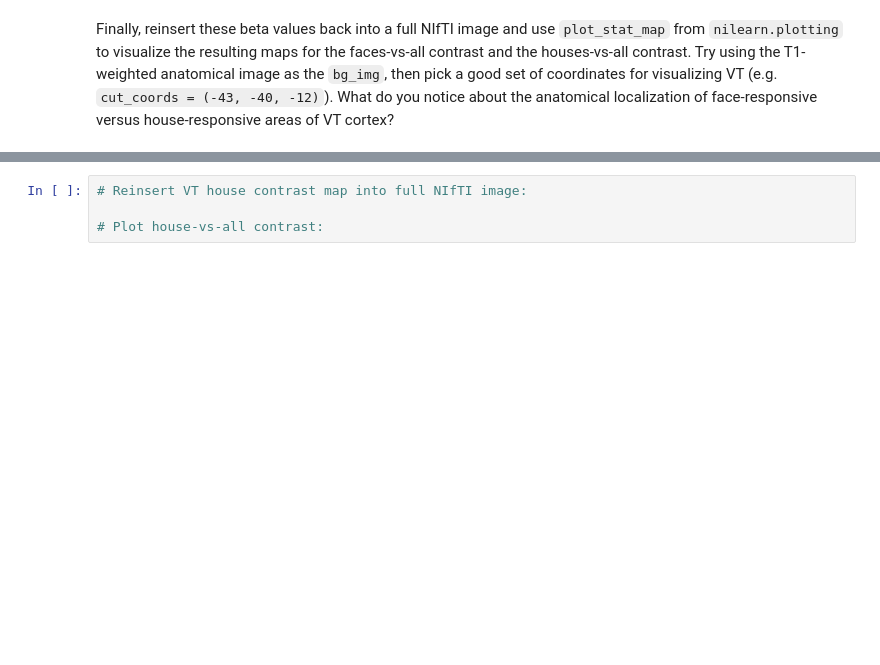
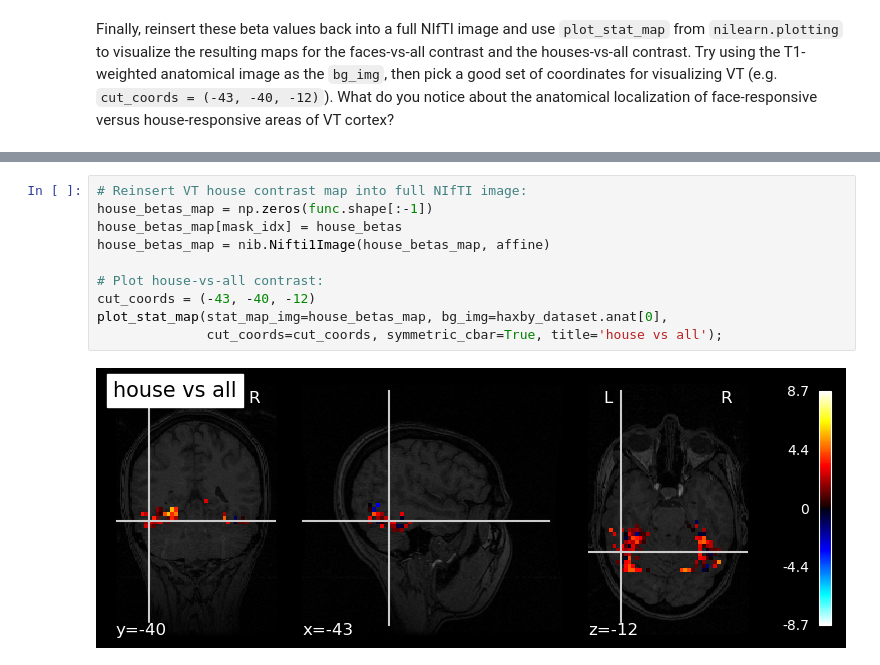
Before and after one commit to iwahle/neu502b-lab, a Jupyter notebook: homework/homework-1.ipynb, the cells around one changed output, grey strips where cells are left out. Cells and saved outputs as stored; diff of their text form; blank space fills up the shorter version.

```diff
--- a/homework/homework-1.ipynb
+++ b/homework/homework-1.ipynb
@@ -345,4 +370,12 @@ from nilearn.plotting import plot_stat_map
 # %%
 # Reinsert VT house contrast map into full NIfTI image:
+house_betas_map = np.zeros(func.shape[:-1])
+house_betas_map[mask_idx] = house_betas
+house_betas_map = nib.Nifti1Image(house_betas_map, affine)
 
 # Plot house-vs-all contrast:
+cut_coords = (-43, -40, -12)
+plot_stat_map(stat_map_img=house_betas_map, bg_img=haxby_dataset.anat[0],
+              cut_coords=cut_coords, symmetric_cbar=True, title='house vs all');
+# %% [output]
+[figure, added]
```
Also changed, not shown: parts of 12 cells of this notebook.
